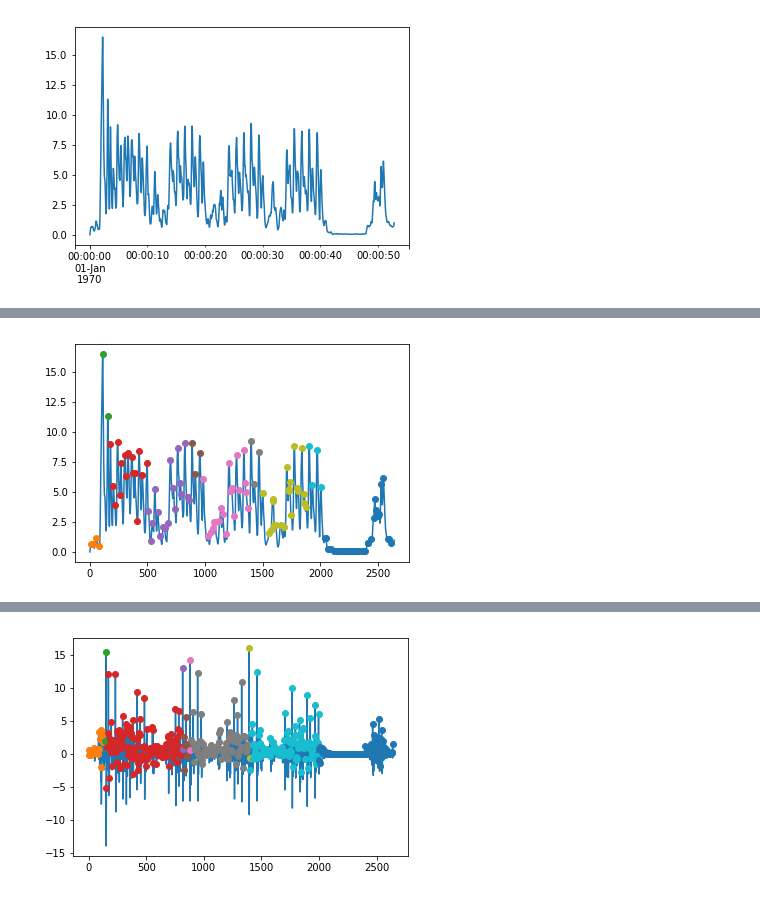
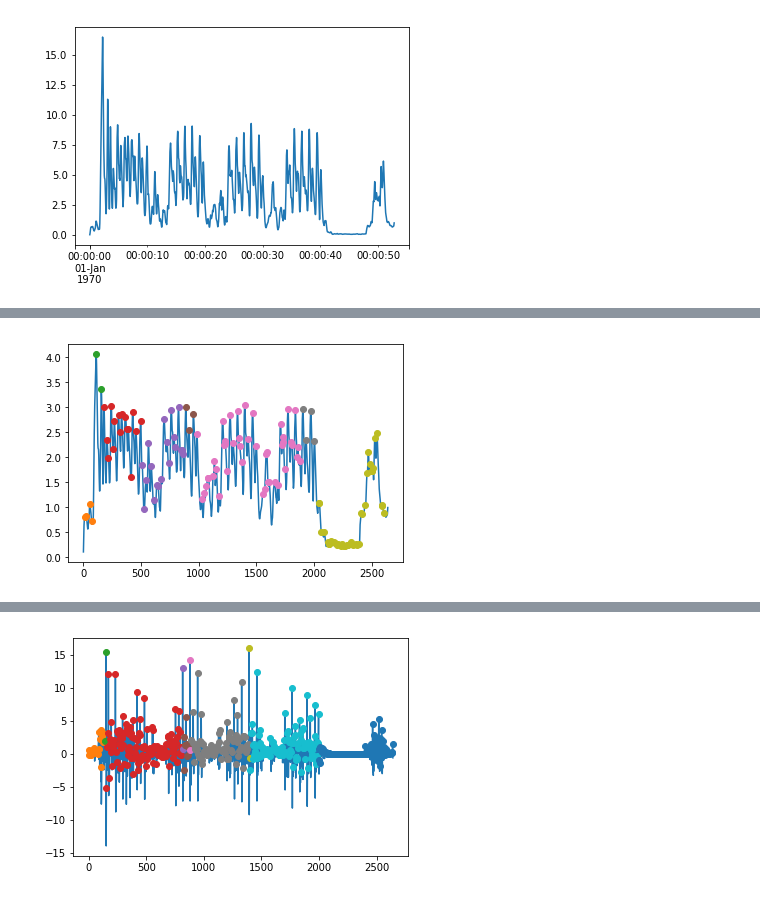
Before and after one commit to pdkit/pdkit, a Jupyter notebook: notebooks/test_segmentation.ipynb, the cells around one changed output, grey strips where cells are left out. Drawn from its saved outputs; the diff is of its cells as text; code cells hidden in the pictures.

```diff
--- a/notebooks/test_segmentation.ipynb
+++ b/notebooks/test_segmentation.ipynb
@@ -36,4 +37,4 @@ frts.mag_sum_acc.plot()
 # %%
 gp.axis = 'mag_sum_acc'
 # %%
-peak, promi, segments = gp.bellman_segmentation(frts, 10)
+peak, promi, segments = gp.bellman_segmentation(frts, 8)
@@ -40,4 +46,4 @@ peak, promi, segments = gp.bellman_segmentation(frts, 10)
 # %%
-plot_bellman_segmentation(frts.mag_sum_acc.values, peak, segments)
+plot_segmentation(np.sqrt(frts.mag_sum_acc.values), peak, segments)
 # %% [output]
-[figure, old version]
+[figure, new version]
```
Also changed, not shown: parts of 10 cells of this notebook, 15 other files.
